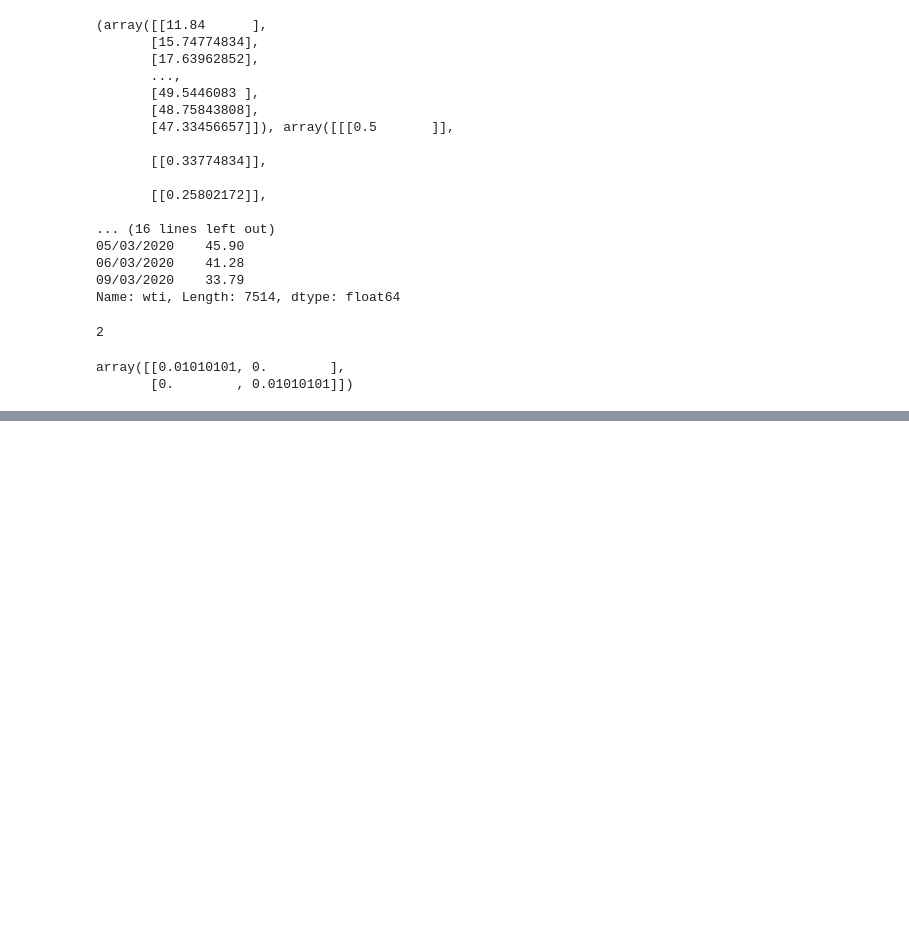
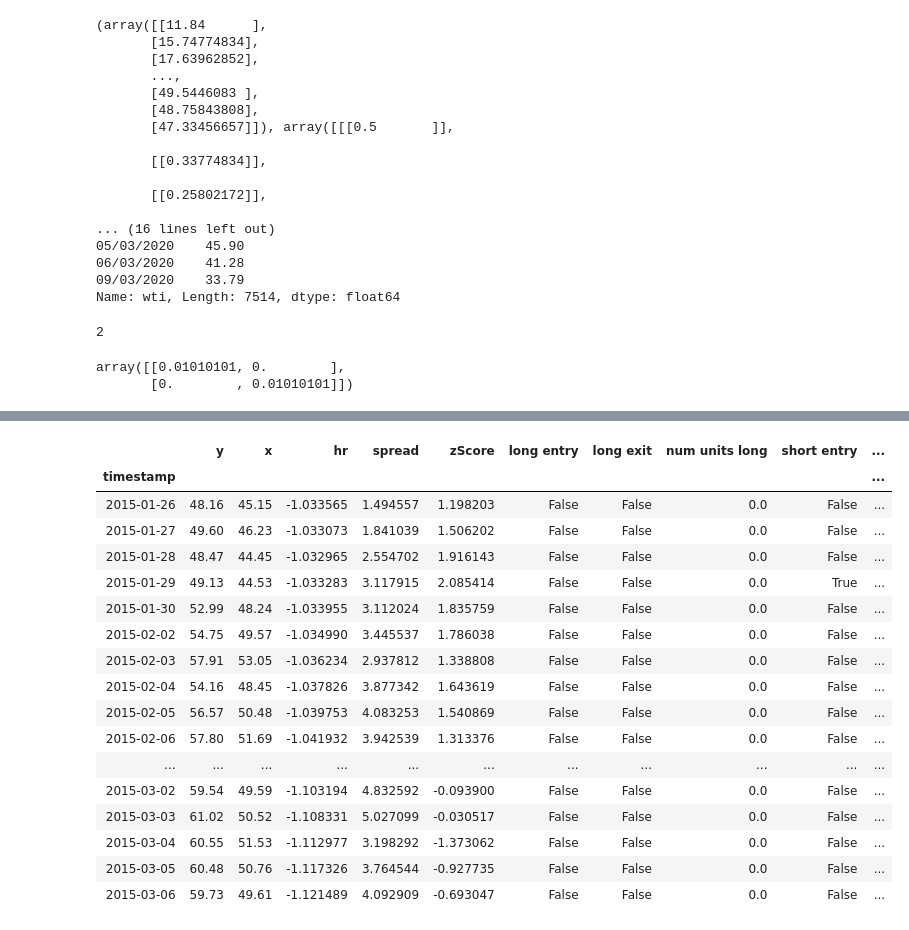
Before and after one commit to queiyanglim/trading_algorithm, a Jupyter notebook: oil_trading/brent_wti_kalman_spread/brent_wti_kalman.ipynb, the cells around one changed output, grey strips where cells are left out. Cells and saved outputs as stored; diff of their text form; code cells hidden in the pictures; blank space fills up the shorter version.

```diff
--- a/oil_trading/brent_wti_kalman_spread/brent_wti_kalman.ipynb
+++ b/oil_trading/brent_wti_kalman_spread/brent_wti_kalman.ipynb
@@ -363,0 +383,21 @@ df_tmp = df.copy()
+# %%
+p.loc["2015-01-25":].head(30)
+# %% [output]
+|  | y | x | hr | spread | zScore | long entry | long exit | num units long | short entry | ... |
+| timestamp |  |  |  |  |  |  |  |  |  | ... |
+| 2015-01-26 | 48.16 | 45.15 | -1.033565 | 1.494557 | 1.198203 | False | False | 0.0 | False | ... |
+| 2015-01-27 | 49.60 | 46.23 | -1.033073 | 1.841039 | 1.506202 | False | False | 0.0 | False | ... |
+| 2015-01-28 | 48.47 | 44.45 | -1.032965 | 2.554702 | 1.916143 | False | False | 0.0 | False | ... |
+| 2015-01-29 | 49.13 | 44.53 | -1.033283 | 3.117915 | 2.085414 | False | False | 0.0 | True | ... |
+| 2015-01-30 | 52.99 | 48.24 | -1.033955 | 3.112024 | 1.835759 | False | False | 0.0 | False | ... |
+| 2015-02-02 | 54.75 | 49.57 | -1.034990 | 3.445537 | 1.786038 | False | False | 0.0 | False | ... |
+| 2015-02-03 | 57.91 | 53.05 | -1.036234 | 2.937812 | 1.338808 | False | False | 0.0 | False | ... |
+| 2015-02-04 | 54.16 | 48.45 | -1.037826 | 3.877342 | 1.643619 | False | False | 0.0 | False | ... |
+| 2015-02-05 | 56.57 | 50.48 | -1.039753 | 4.083253 | 1.540869 | False | False | 0.0 | False | ... |
+| 2015-02-06 | 57.80 | 51.69 | -1.041932 | 3.942539 | 1.313376 | False | False | 0.0 | False | ... |
+| ... | ... | ... | ... | ... | ... | ... | ... | ... | ... | ... |
+| 2015-03-02 | 59.54 | 49.59 | -1.103194 | 4.832592 | -0.093900 | False | False | 0.0 | False | ... |
+| 2015-03-03 | 61.02 | 50.52 | -1.108331 | 5.027099 | -0.030517 | False | False | 0.0 | False | ... |
+| 2015-03-04 | 60.55 | 51.53 | -1.112977 | 3.198292 | -1.373062 | False | False | 0.0 | False | ... |
+| 2015-03-05 | 60.48 | 50.76 | -1.117326 | 3.764544 | -0.927735 | False | False | 0.0 | False | ... |
+| 2015-03-06 | 59.73 | 49.61 | -1.121489 | 4.092909 | -0.693047 | False | False | 0.0 | False | ... |
```
Also changed, not shown: parts of 7 cells of this notebook, 10 other files.
